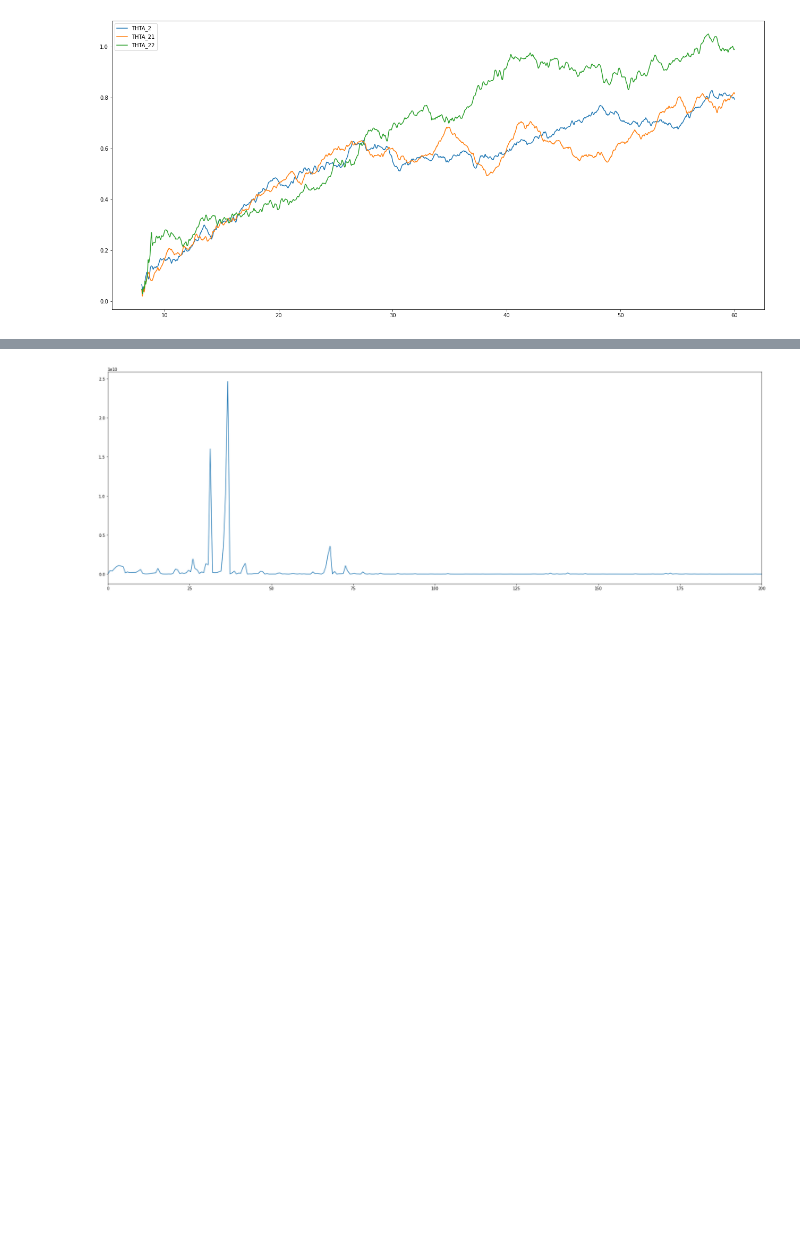
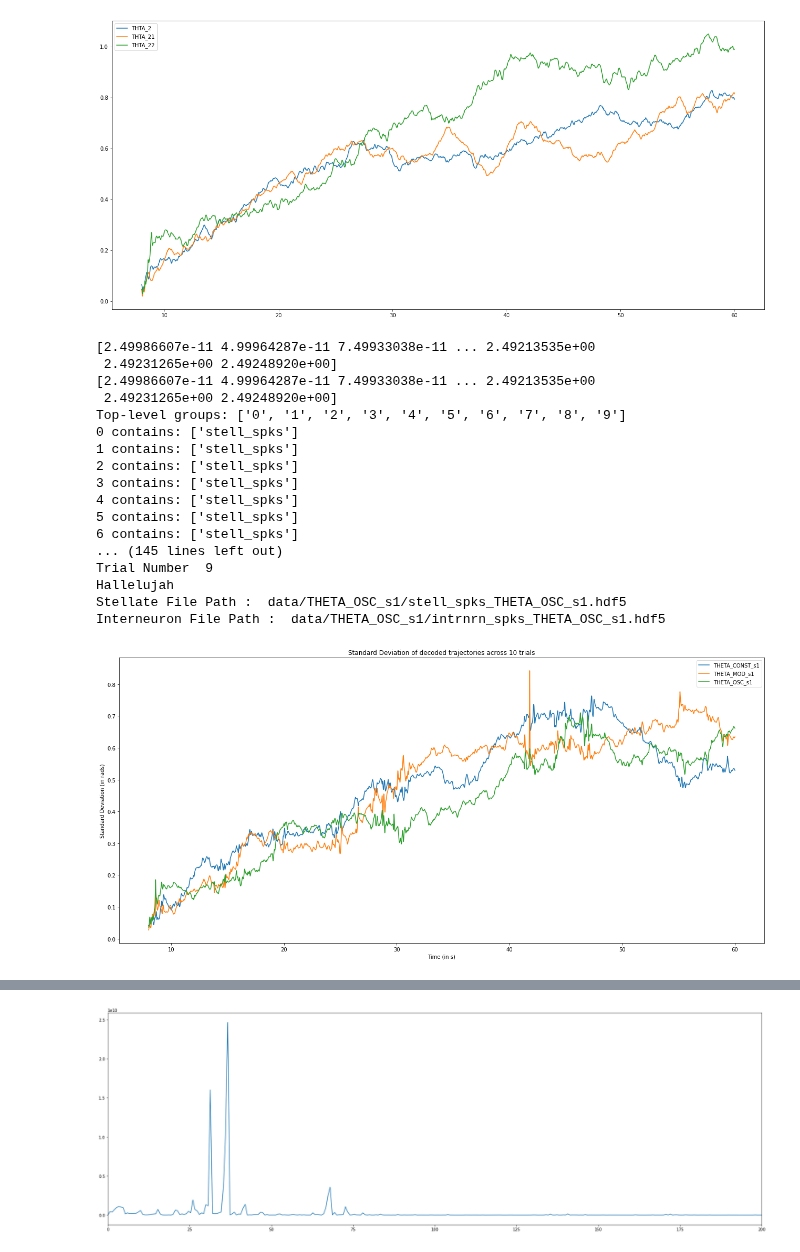
Before and after one commit to tiny-infinity/GridCellsCopy, a Jupyter notebook: analysis/notebooks/theta_analysis/gov_3.ipynb, the cells around one changed output, grey strips where cells are left out. Drawn from its saved outputs; the diff is of its cells as text; code cells hidden in the pictures; blank space fills up the shorter version.

```diff
--- a/analysis/notebooks/theta_analysis/gov_3.ipynb
+++ b/analysis/notebooks/theta_analysis/gov_3.ipynb
@@ -317,3 +317,24 @@ Hallelujah
 Stellate File Path :  data/THTA_22/stell_spks_THTA_22.hdf5
 Interneuron File Path :  data/THTA_22/intrnrn_spks_THTA_22.hdf5
 [figure]
+# %%
+plot_mult_stddev(["THETA_CONST_s1","THETA_MOD_s1","THETA_OSC_s1"])
+# %% [output]
+[2.49986607e-11 4.99964287e-11 7.49933038e-11 ... 2.49213535e+00
+ 2.49231265e+00 2.49248920e+00]
+[2.49986607e-11 4.99964287e-11 7.49933038e-11 ... 2.49213535e+00
+ 2.49231265e+00 2.49248920e+00]
+Top-level groups: ['0', '1', '2', '3', '4', '5', '6', '7', '8', '9']
+0 contains: ['stell_spks']
+1 contains: ['stell_spks']
+2 contains: ['stell_spks']
+3 contains: ['stell_spks']
+4 contains: ['stell_spks']
+5 contains: ['stell_spks']
+6 contains: ['stell_spks']
+... (145 lines left out)
+Trial Number  9
+Hallelujah
+Stellate File Path :  data/THETA_OSC_s1/stell_spks_THETA_OSC_s1.hdf5
+Interneuron File Path :  data/THETA_OSC_s1/intrnrn_spks_THETA_OSC_s1.hdf5
+[figure, added]
```
Also changed, not shown: parts of 4 cells of this notebook.
